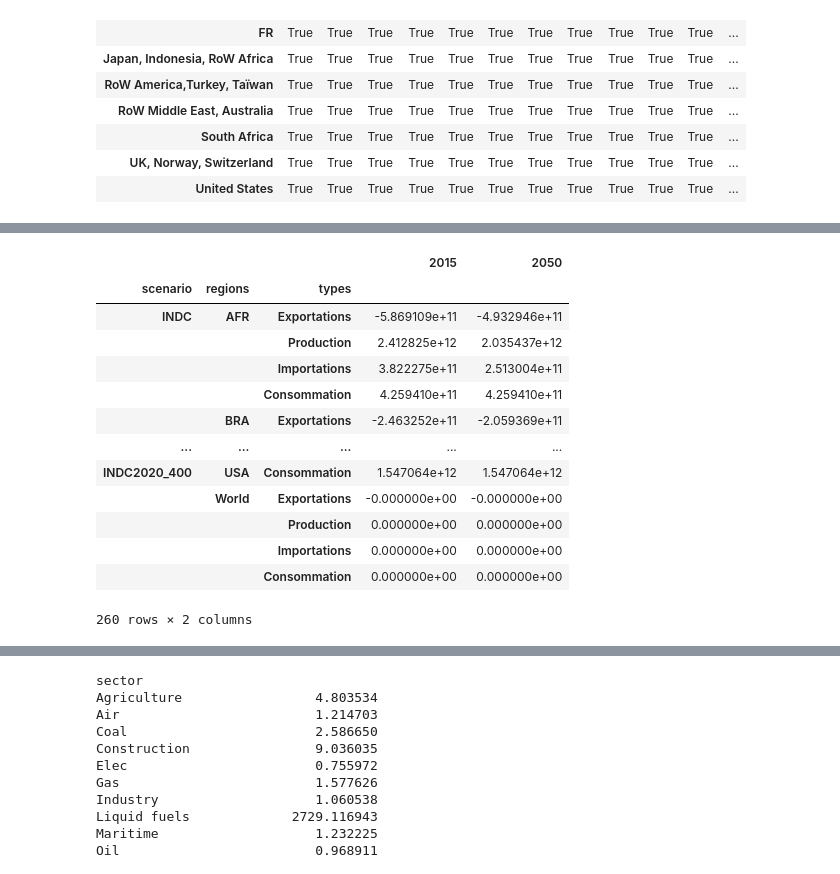
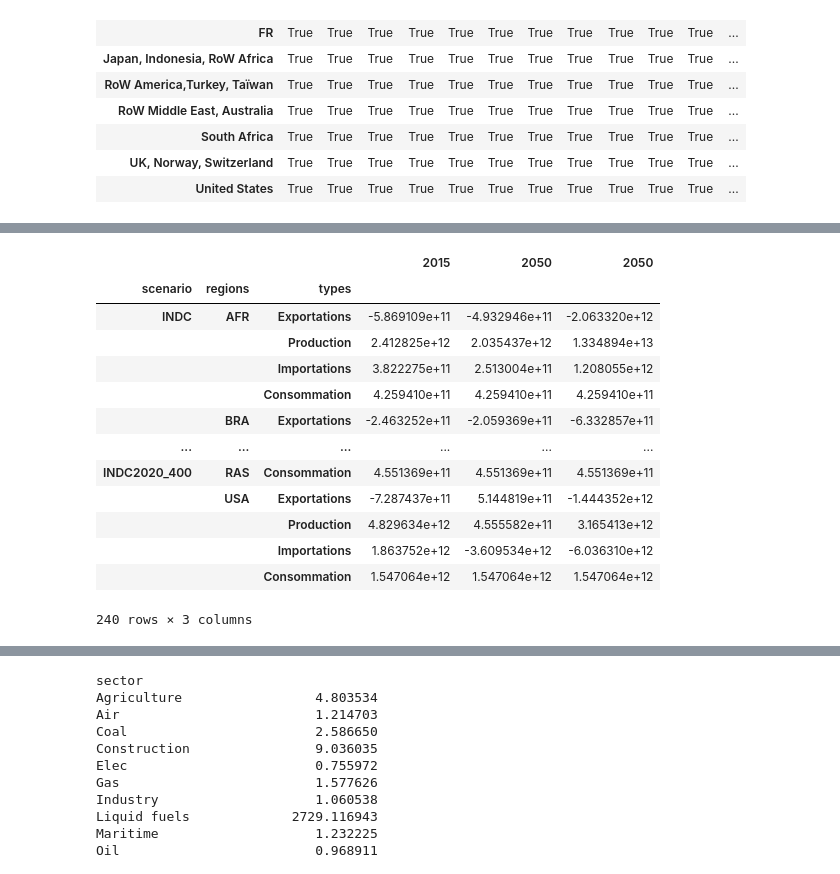
Before and after one commit to Maestrofinn/MatMat-Trade, a Jupyter notebook: main.ipynb, the cells around one changed output, grey strips where cells are left out. Drawn from its saved outputs; the diff is of its cells as text; code cells hidden in the pictures.

Commit message:
Creation of a scenario function for IMACLIM production levels use

```diff
--- a/main.ipynb
+++ b/main.ipynb
@@ -1183,39 +1192,50 @@ from src.scenarios import DICT_SCENARIOS
 scenario_list=["INDC","INDC2020_1000","INDC2030_1000","INDC2020_1600","INDC2020_400","INDC2030_1600","baseline"]
 
 for scenario in tqdm.tqdm(scenario_list[:5]):
+    #creates 2015 version of each scenario, probably useless because since we only apply relative chnages since 2015, no modifications are done here
     model.new_counterfactual("IMACLIM_all_2015_"+scenario, DICT_SCENARIOS["emissivity_IMACLIM"], year=2015,scenario=scenario)
     model.modify_counterfactual("IMACLIM_all_2015_"+scenario,DICT_SCENARIOS["technical_change_IMACLIM"], year=2015,scenario=scenario)
 
+    # create 2050 version of each scenarios applying emissivity changes and then technological changes
     model.new_counterfactual("IMACLIM_all_2050_"+scenario, DICT_SCENARIOS["emissivity_IMACLIM"], year=2050,scenario=scenario)
     model.modify_counterfactual("IMACLIM_all_2050_"+scenario,DICT_SCENARIOS["technical_change_IMACLIM"], year=2050,scenario=scenario)
+    # create the 2050 version based on production changes observed in IMACLIM (since we work on groos output, we need a reference to apply relative change : x_ref), with name new_name
+    model.modify_counterfactual("IMACLIM_all_2050_"+scenario,DICT_SCENARIOS["production_change_IMACLIM"], year=2050,scenario="INDC",new_name="IMACLIM_all_prod_change_2050_"+scenario,x_ref=model.counterfactuals["IMACLIM_all_2015_INDC"].iot.x.sort_index())
 # %%
+import tqdm
 start_year=pd.concat([ pd.concat([pd.DataFrame(footprint_extractor(model.counterfactuals["IMACLIM_all_2015_"+scenario],region=region),index=[2015]).T  for region in model.regions],
                       keys=model.regions,
                       names=("regions","types")) for scenario in tqdm.tqdm(scenario_list[:5])],
           keys=scenario_list[:5],
           names=("scenario","regions","types"))
 end_year=pd.concat([ pd.concat([pd.DataFrame(footprint_extractor(model.counterfactuals["IMACLIM_all_2050_"+scenario],region=region),index=[2050]).T  for region in model.regions],
                       keys=model.regions,
                       names=("regions","types")) for scenario in tqdm.tqdm(scenario_list[:5])],
           keys=scenario_list[:5],
           names=("scenario","regions","types"))
 
-pd.concat([start_year,end_year],axis=1)
+end_year_prod=pd.concat([ pd.concat([pd.DataFrame(footprint_extractor(model.counterfactuals["IMACLIM_all_prod_change_2050_"+scenario],region=region),index=[2050]).T  for region in model.regions],
+                      keys=model.regions,
+                      names=("regions","types")) for scenario in tqdm.tqdm(scenario_list[:5])],
+          keys=scenario_list[:5],
+          names=("scenario","regions","types"))
+
+pd.concat([start_year,end_year,end_year_prod],axis=1)
 # %% [output]
-|  |  |  | 2015 | 2050 |
-| scenario | regions | types |  |  |
-| INDC | AFR | Exportations | -5.869109e+11 | -4.932946e+11 |
-|  |  | Production | 2.412825e+12 | 2.035437e+12 |
-|  |  | Importations | 3.822275e+11 | 2.513004e+11 |
-|  |  | Consommation | 4.259410e+11 | 4.259410e+11 |
-|  | BRA | Exportations | -2.463252e+11 | -2.059369e+11 |
-| ... | ... | ... | ... | ... |
-| INDC2020_400 | USA | Consommation | 1.547064e+12 | 1.547064e+12 |
-|  | World | Exportations | -0.000000e+00 | -0.000000e+00 |
-|  |  | Production | 0.000000e+00 | 0.000000e+00 |
-|  |  | Importations | 0.000000e+00 | 0.000000e+00 |
-|  |  | Consommation | 0.000000e+00 | 0.000000e+00 |
+|  |  |  | 2015 | 2050 | 2050 |
+| scenario | regions | types |  |  |  |
+| INDC | AFR | Exportations | -5.869109e+11 | -4.932946e+11 | -2.063320e+12 |
+|  |  | Production | 2.412825e+12 | 2.035437e+12 | 1.334894e+13 |
+|  |  | Importations | 3.822275e+11 | 2.513004e+11 | 1.208055e+12 |
+|  |  | Consommation | 4.259410e+11 | 4.259410e+11 | 4.259410e+11 |
+|  | BRA | Exportations | -2.463252e+11 | -2.059369e+11 | -6.332857e+11 |
+| ... | ... | ... | ... | ... | ... |
+| INDC2020_400 | RAS | Consommation | 4.551369e+11 | 4.551369e+11 | 4.551369e+11 |
+|  | USA | Exportations | -7.287437e+11 | 5.144819e+11 | -1.444352e+12 |
+|  |  | Production | 4.829634e+12 | 4.555582e+11 | 3.165413e+12 |
+|  |  | Importations | 1.863752e+12 | -3.609534e+12 | -6.036310e+12 |
+|  |  | Consommation | 1.547064e+12 | 1.547064e+12 | 1.547064e+12 |
-260 rows × 2 columns
+240 rows × 3 columns
 # %%
 save_before_experimentations=model.counterfactuals["IMACLIM_all_2050_INDC"].iot.copy()
 # %%
```
Also changed, not shown: parts of 30 cells of this notebook, 3 other files.
